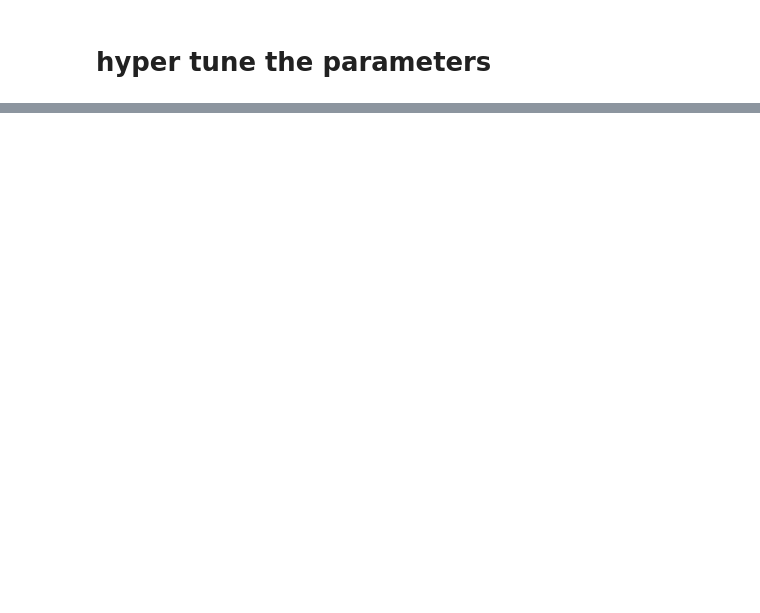
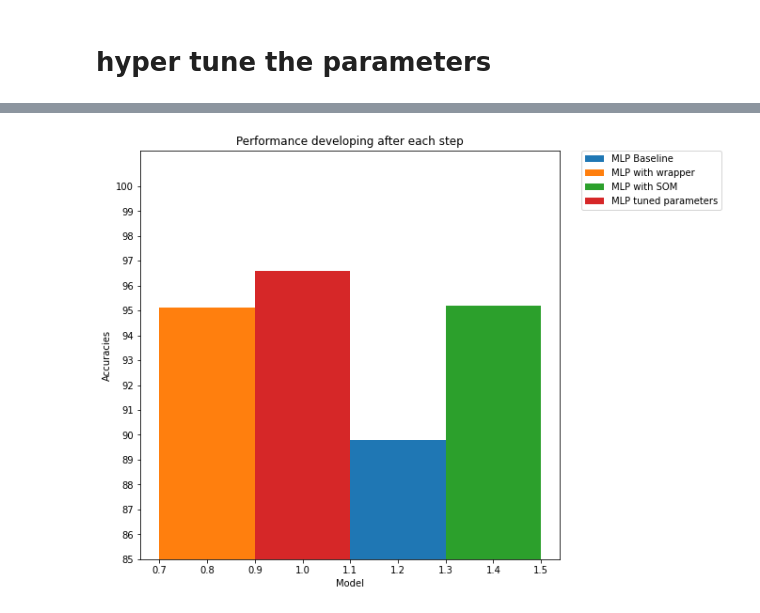
Before and after one commit to HadyKh/Crowd-Sensing-Classification, a Jupyter notebook: Code.ipynb, the cells around one changed output, grey strips where cells are left out. Drawn from its saved outputs; the diff is of its cells as text; code cells hidden in the pictures; blank space fills up the shorter version.

```diff
--- a/Code.ipynb
+++ b/Code.ipynb
@@ -1157,0 +1223,18 @@ plot_against_Baseline3(range(10,30), total_acc, 'Tuned parameters Vs Test Accura
+# %%
+width = 0.2
+x = 1
+fig, ax = plt.subplots(figsize=(8, 8))
+rects1 = ax.bar(x+width, 89.8, width, label='MLP Baseline')
+rects3 = ax.bar(x-width, 95.1, width, label='MLP with wrapper')
+rects4 = ax.bar(x+width+width, 95.2, width, label='MLP with SOM')
+rects5 = ax.bar(x, 96.6, width, label='MLP tuned parameters')
+
+plt.xlabel('Model')
+plt.ylabel('Accuracies')
+plt.title('Performance developing after each step')
+plt.yticks(np.arange(85, 101, 1))
+plt.ylim(ymin = 85)
+plt.legend(bbox_to_anchor=(1.05, 1), loc=2, borderaxespad=0.)
+plt.show()
+# %% [output]
+[figure, added]
```
Also changed, not shown: parts of 25 cells of this notebook.
